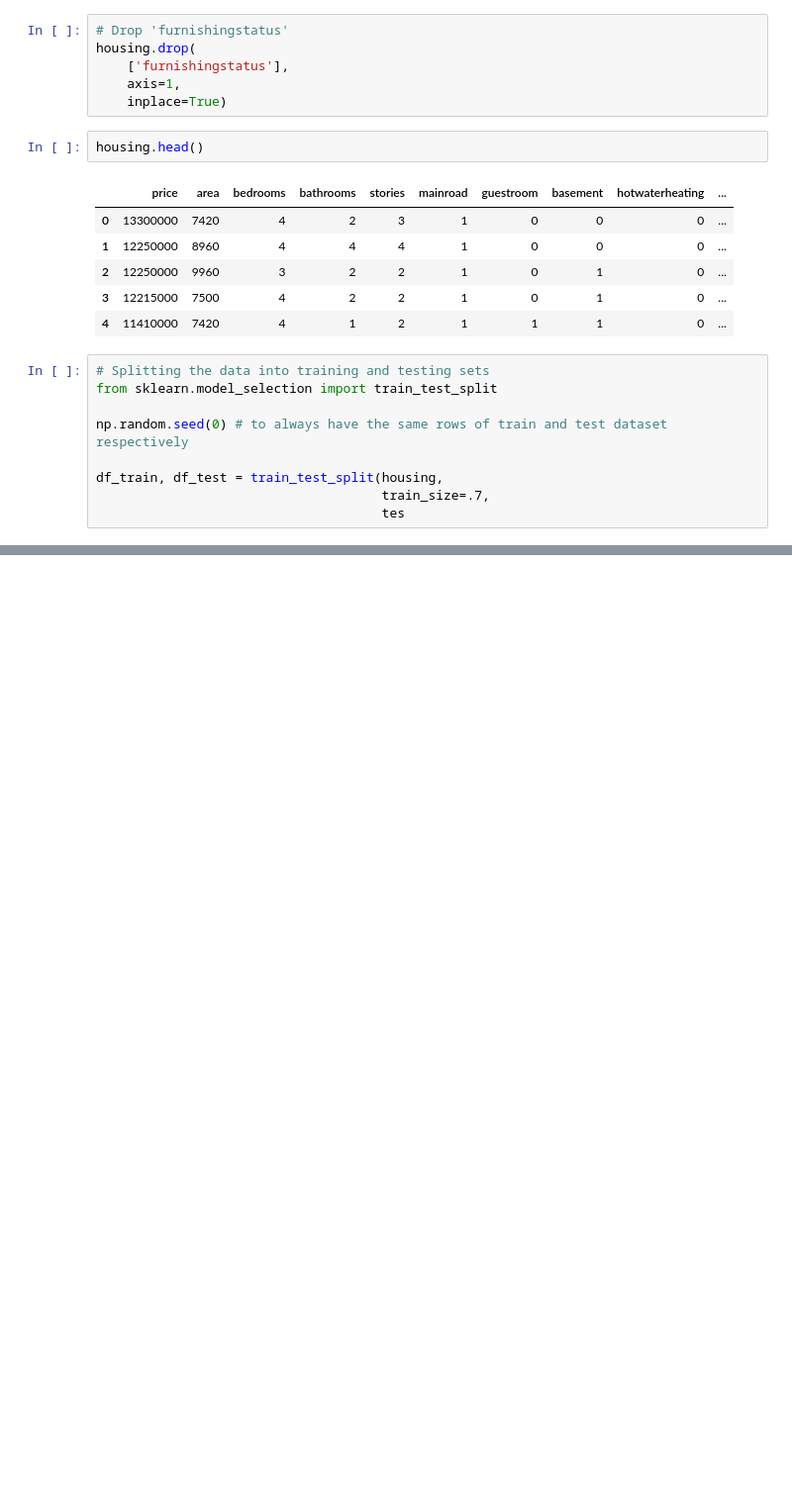
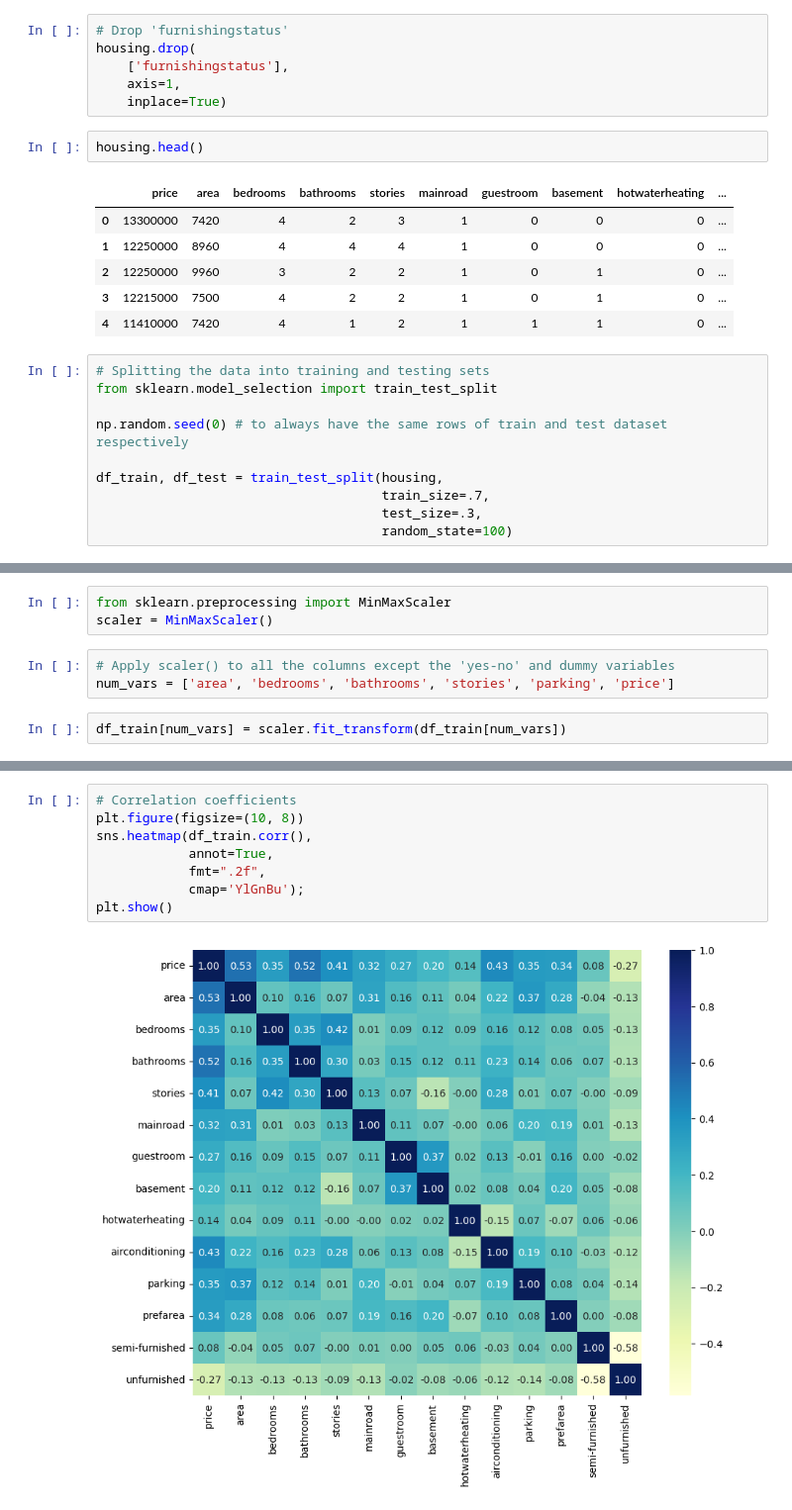
Before and after one commit to pydatakla/Maths, a Jupyter notebook: Notebooks/LinearRegression.ipynb, the cells around one changed output, grey strips where cells are left out. Shown at 99% size. Saved outputs shown, nothing was run; the diff lists cells and outputs as text; blank space fills up the shorter version.

```diff
--- a/Notebooks/LinearRegression.ipynb
+++ b/Notebooks/LinearRegression.ipynb
@@ -2035,4 +2035,5 @@ np.random.seed(0) # to always have the same rows of train and test dataset respe
 
 df_train, df_test = train_test_split(housing,
                                      train_size=.7,
-                                     tes
+                                     test_size=.3,
+                                     random_state=100)
@@ -2038,0 +2051,8 @@ df_train, df_test = train_test_split(housing,
+# %%
+from sklearn.preprocessing import MinMaxScaler
+scaler = MinMaxScaler()
+# %%
+# Apply scaler() to all the columns except the 'yes-no' and dummy variables
+num_vars = ['area', 'bedrooms', 'bathrooms', 'stories', 'parking', 'price']
+# %%
+df_train[num_vars] = scaler.fit_transform(df_train[num_vars])
@@ -2038,0 +2080,10 @@ df_train, df_test = train_test_split(housing,
+# %%
+# Correlation coefficients
+plt.figure(figsize=(10, 8))
+sns.heatmap(df_train.corr(),
+            annot=True,
+            fmt=".2f",
+            cmap='YlGnBu');
+plt.show()
+# %% [output]
+[figure, added]
```
Also changed, not shown: parts of 22 cells of this notebook.
